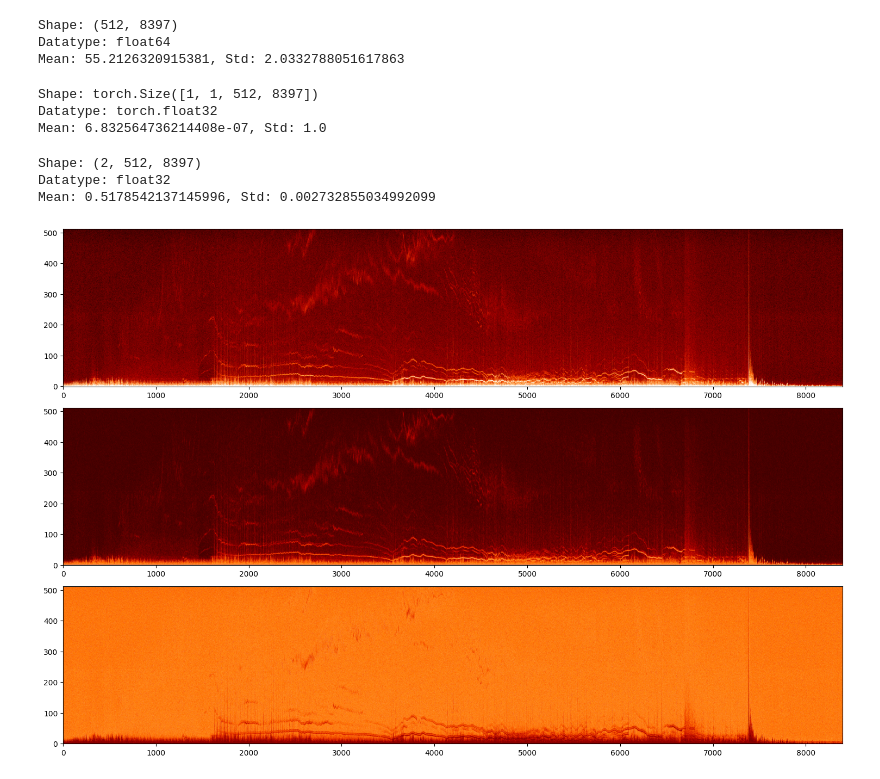
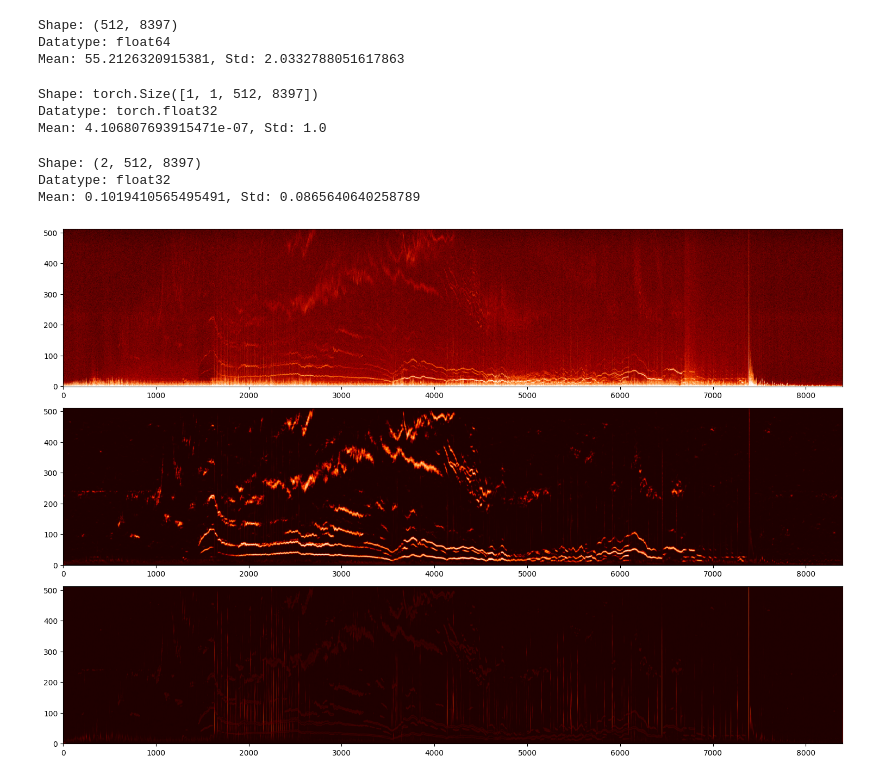
Before and after one commit to PlasmaControl/tokeye, a Jupyter notebook: scripts/usage/big_tf_unet.ipynb, the cells around one changed output. Cells and saved outputs as stored; diff of their text form; code cells hidden in the pictures.

```diff
--- a/scripts/usage/big_tf_unet.ipynb
+++ b/scripts/usage/big_tf_unet.ipynb
@@ -13,7 +13,7 @@ from tokeye.models.big_tf_unet.model_big_tf_unet import BigTFUNetModel
 from tokeye.models.big_tf_unet.config_big_tf_unet import BigTFUNetConfig
 # %%
 ROOT_PATH = '/scratch/gpfs/nc1514/tokeye'
-MODEL_FILE = 'big_tf_unet_251115.pt'
+MODEL_FILE = 'big_tf_unet_251210.pt'
 DATA_FILE = 'eval/D3D2025/170008/spec/co2_density_r0.npy'
 
 root_path = Path(ROOT_PATH)
@@ -43,8 +43,9 @@ model_input = spectrogram
 model_input = torch.from_numpy(model_input)
 model_input = model_input.unsqueeze(0).unsqueeze(0).float()
 
-vmin, vmax = torch.quantile(model_input, 0.01), torch.quantile(model_input, 0.99)
-model_input = torch.clamp(model_input, vmin, vmax)
+# vmin, vmax = torch.quantile(model_input, 0.01), torch.quantile(model_input, 0.99)
+# model_input = torch.clamp(model_input, vmin, vmax)
+
 model_input = (model_input - model_input.mean()) / model_input.std()
 
 print(f'Shape: {model_input.shape}')
@@ -53,7 +54,7 @@ print(f'Mean: {model_input.mean()}, Std: {model_input.std()}')
 # %% [output]
 Shape: torch.Size([1, 1, 512, 8397])
 Datatype: torch.float32
-Mean: 6.832564736214408e-07, Std: 1.0
+Mean: 4.106807693915471e-07, Std: 1.0
 # %%
 with torch.no_grad():
     model_output = model(model_input)[0]
@@ -66,37 +67,37 @@ print(f'Mean: {model_output.mean()}, Std: {model_output.std()}')
 # %% [output]
 Shape: (2, 512, 8397)
 Datatype: float32
-Mean: 0.5178542137145996, Std: 0.002732855034992099
+Mean: 0.1019410565495491, Std: 0.0865640640258789
 # %%
 fig, axes = plt.subplots(3, 1, figsize=(15, 10))
 
-# Vertical spectrogram (transpose to make frequency vertical)
+# Vertical spectrogram
 im0 = axes[0].imshow(
     spectrogram,
     aspect='auto',
     origin='lower',
     cmap='gist_heat',
 )
 
 # First layer of model_output
 im1 = axes[1].imshow(
     model_output[0],
     aspect='auto',
     origin='lower',
     cmap='gist_heat',
-    # vmin=0, vmax=1,
+    vmin=0, vmax=1,
 )
 
 # Second layer of model_output
 im2 = axes[2].imshow(
     model_output[1],
     aspect='auto',
     origin='lower',
     cmap='gist_heat',
-    # vmin=0, vmax=1,
+    vmin=0, vmax=1,
 )
 
 plt.tight_layout()
 plt.show()
 # %% [output]
-[figure, old version]
+[figure, new version]
```
Also changed, not shown: 35 other files.
